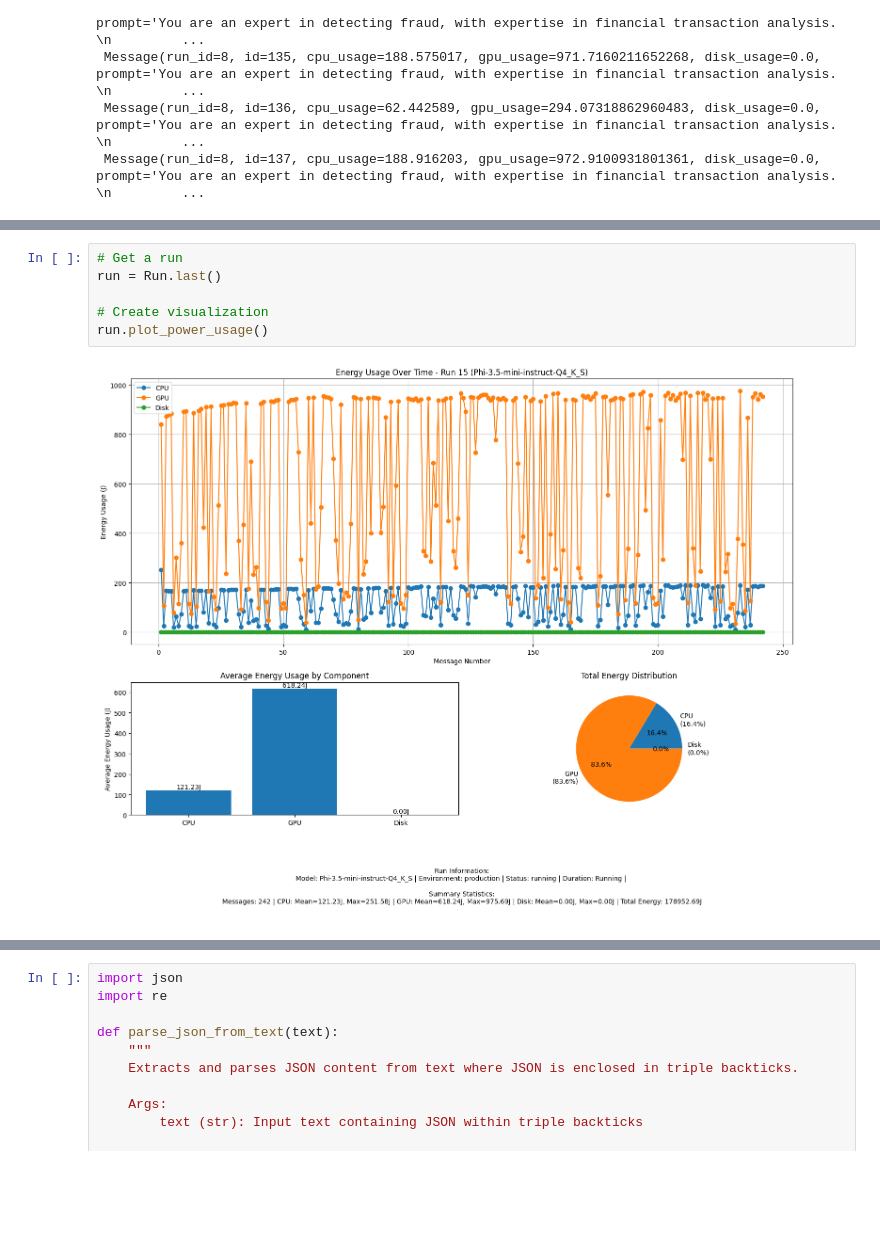
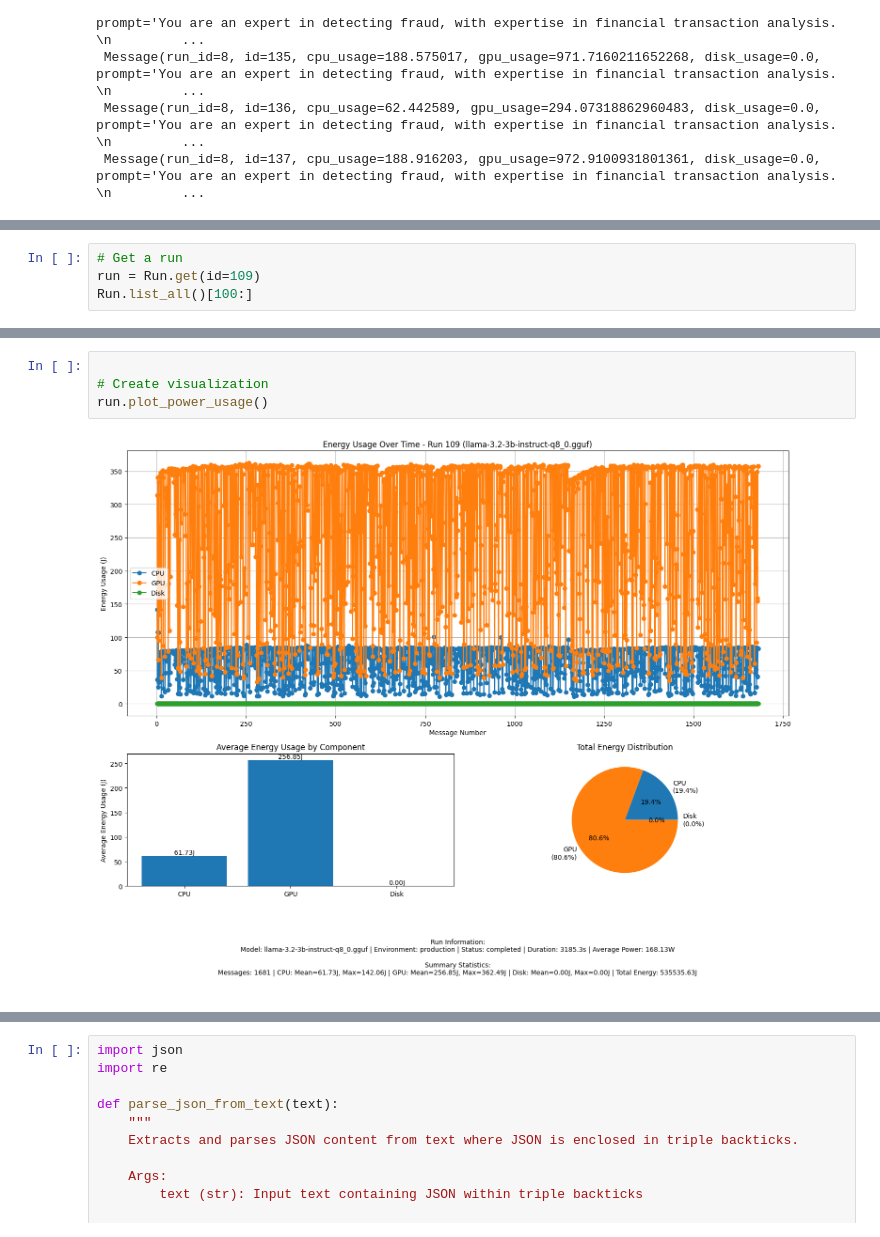
Before and after one commit to HesselTjeerdsma/master-thesis, a Jupyter notebook: src/notebooks/data_exploration.ipynb, the cells around one changed output, grey strips where cells are left out. Saved outputs shown, nothing was run; the diff lists cells and outputs as text; blank space fills up the shorter version.

```diff
--- a/src/notebooks/data_exploration.ipynb
+++ b/src/notebooks/data_exploration.ipynb
@@ -93,0 +93,4 @@ Message(run_id=15, id=1263, cpu_usage=187.38611699999998, gpu_usage=953.57827551
+# %%
+# Get a run
+run = Run.get(id=109)
+Run.list_all()[100:]
@@ -94,9 +114,7 @@ Message(run_id=15, id=1263, cpu_usage=187.38611699999998, gpu_usage=953.57827551
 # %%
-# Get a run
-run = Run.last()
 
 # Create visualization
 run.plot_power_usage()
 # %% [output]
-[figure, old version]
+[figure, new version]
 # %%
```
Also changed, not shown: parts of 6 cells of this notebook, 17 other files.
